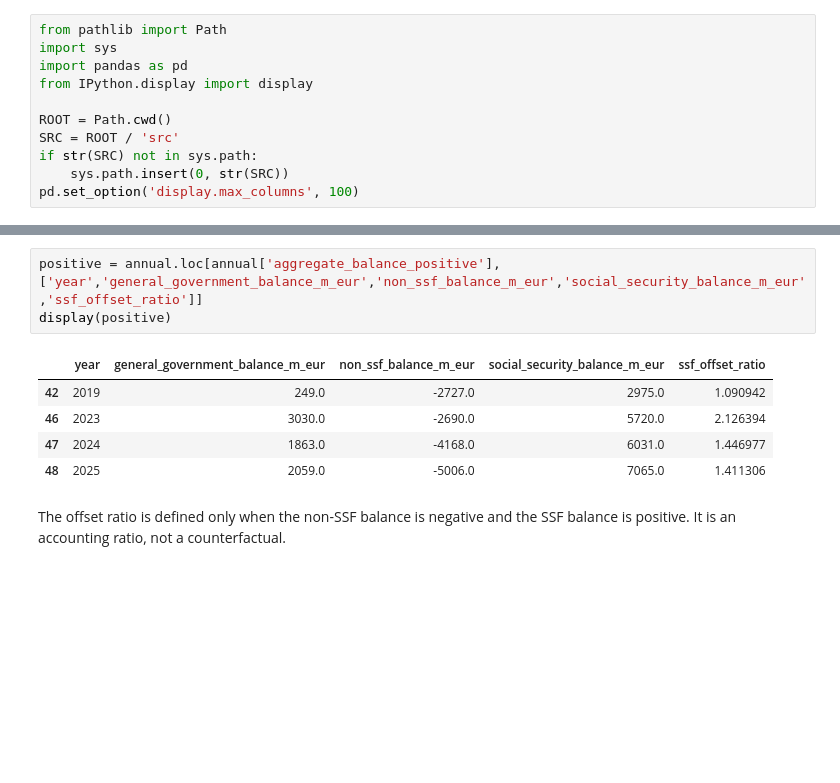
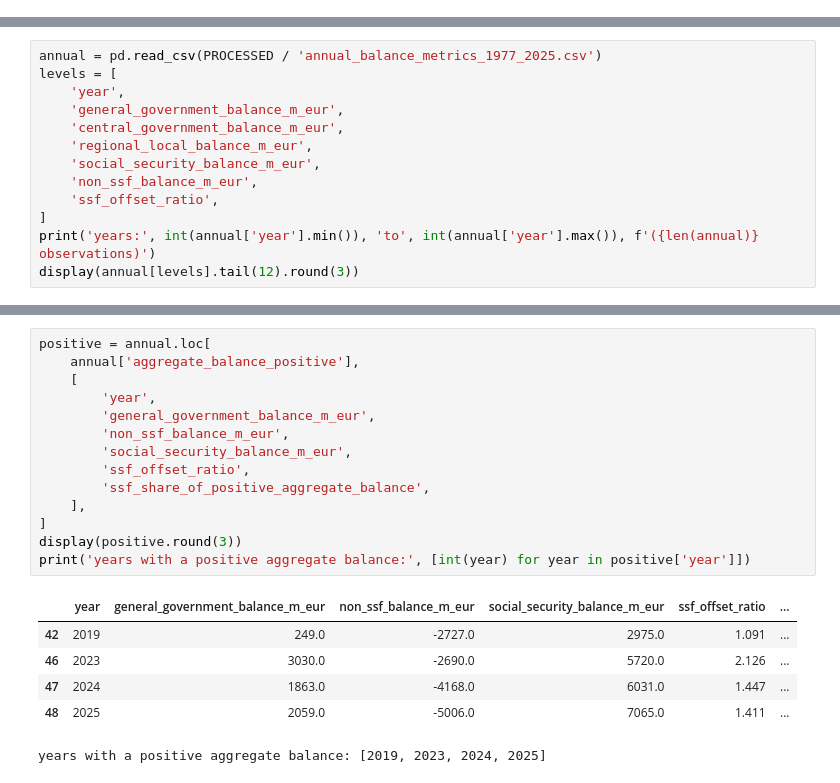
Before and after one commit to DiogoRibeiro7/portugal-fiscal-balance, a Jupyter notebook: notebooks/04_balance_decomposition.ipynb, the cells around one changed output, grey strips where cells are left out. Cells and saved outputs as stored; diff of their text form; blank space fills up the shorter version.

```diff
--- a/notebooks/04_balance_decomposition.ipynb
+++ b/notebooks/04_balance_decomposition.ipynb
@@ -5,11 +0,0 @@ Inspect the canonical B.9 decomposition and neutral SSF offset metrics.
-# %%
-from pathlib import Path
-import sys
-import pandas as pd
-from IPython.display import display
-
-ROOT = Path.cwd()
-SRC = ROOT / 'src'
-if str(SRC) not in sys.path:
-    sys.path.insert(0, str(SRC))
-pd.set_option('display.max_columns', 100)
@@ -30,0 +58,13 @@ display(annual.tail(10)[['year','general_government_balance_m_eur','central_gove
+# %%
+annual = pd.read_csv(PROCESSED / 'annual_balance_metrics_1977_2025.csv')
+levels = [
+    'year',
+    'general_government_balance_m_eur',
+    'central_government_balance_m_eur',
+    'regional_local_balance_m_eur',
+    'social_security_balance_m_eur',
+    'non_ssf_balance_m_eur',
+    'ssf_offset_ratio',
+]
+print('years:', int(annual['year'].min()), 'to', int(annual['year'].max()), f'({len(annual)} observations)')
+display(annual[levels].tail(12).round(3))
@@ -31,11 +113,21 @@ display(annual.tail(10)[['year','general_government_balance_m_eur','central_gove
 # %%
-positive = annual.loc[annual['aggregate_balance_positive'], ['year','general_government_balance_m_eur','non_ssf_balance_m_eur','social_security_balance_m_eur','ssf_offset_ratio']]
-display(positive)
+positive = annual.loc[
+    annual['aggregate_balance_positive'],
+    [
+        'year',
+        'general_government_balance_m_eur',
+        'non_ssf_balance_m_eur',
+        'social_security_balance_m_eur',
+        'ssf_offset_ratio',
+        'ssf_share_of_positive_aggregate_balance',
+    ],
+]
+display(positive.round(3))
+print('years with a positive aggregate balance:', [int(year) for year in positive['year']])
 # %% [output]
-|  | year | general_government_balance_m_eur | non_ssf_balance_m_eur | social_security_balance_m_eur | ssf_offset_ratio |
-| 42 | 2019 | 249.0 | -2727.0 | 2975.0 | 1.090942 |
-| 46 | 2023 | 3030.0 | -2690.0 | 5720.0 | 2.126394 |
-| 47 | 2024 | 1863.0 | -4168.0 | 6031.0 | 1.446977 |
-| 48 | 2025 | 2059.0 | -5006.0 | 7065.0 | 1.411306 |
+|  | year | general_government_balance_m_eur | non_ssf_balance_m_eur | social_security_balance_m_eur | ssf_offset_ratio | ... |
+| 42 | 2019 | 249.0 | -2727.0 | 2975.0 | 1.091 | ... |
+| 46 | 2023 | 3030.0 | -2690.0 | 5720.0 | 2.126 | ... |
+| 47 | 2024 | 1863.0 | -4168.0 | 6031.0 | 1.447 | ... |
+| 48 | 2025 | 2059.0 | -5006.0 | 7065.0 | 1.411 | ... |
+years with a positive aggregate balance: [2019, 2023, 2024, 2025]
-# %% [markdown]
-The offset ratio is defined only when the non-SSF balance is negative and the SSF balance is positive. It is an accounting ratio, not a counterfactual.
```
Also changed, not shown: parts of 16 cells of this notebook, 31 other files.
